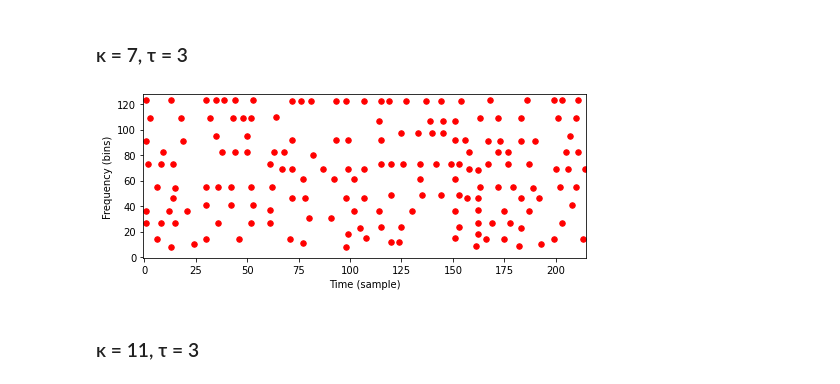
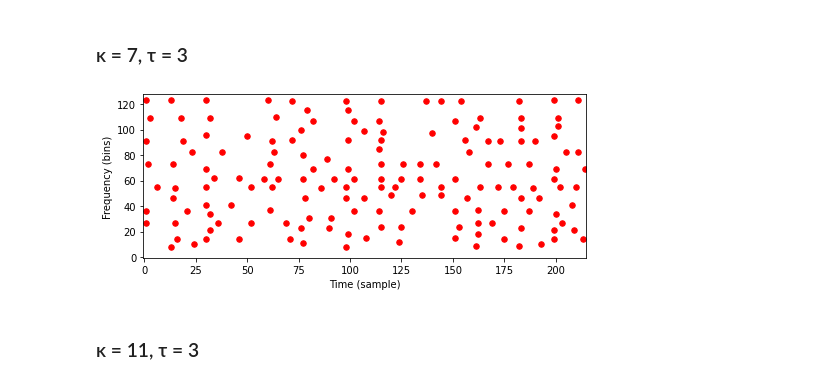
Before and after one commit to Konstiu/Music-Information-Retrieval, a Jupyter notebook: MS2.1.ipynb, the cells around one changed output. Cells and saved outputs as stored; diff of their text form; code cells hidden in the pictures.

```diff
--- a/MS2.1.ipynb
+++ b/MS2.1.ipynb
@@ -179,13 +179,26 @@ def load_filenames(directory):
 ### Compute constellation maps for filenames
 This function takes a list of filenames of tracks/queries and computes the constellation map for each
 # %%
+from concurrent.futures import ThreadPoolExecutor
+
+def compute_constellation_map_single(args):
+    """Compute the constellation map for a single file."""
+    filename, dist_freq, dist_time = args
+    spectrogram = compute_spectrogram(filename)  # Perform I/O and computation
+    constellation_map = compute_constellation_map(spectrogram, dist_freq, dist_time)
+    return filename, constellation_map
+
 def compute_constellation_maps(filenames, dist_freq, dist_time):
-    Cmaps = {}
-    for filename in filenames:
-        spectrogram = compute_spectrogram(filename)
-        constellation_map = compute_constellation_map(spectrogram, dist_freq, dist_time)
-        Cmaps[filename] = constellation_map
+    """Compute constellation maps using multithreading."""
+    # Prepare arguments for each file
+    args = [(filename, dist_freq, dist_time) for filename in filenames]
 
+    # Use ThreadPoolExecutor for multithreading
+    with ThreadPoolExecutor() as executor:
+        results = executor.map(compute_constellation_map_single, args)
+
+    # Convert results to a dictionary
+    Cmaps = dict(results)
     return Cmaps
 # %% [markdown]
 # Creating the constellation maps for the database
@@ -240,11 +253,11 @@ queries = load_filenames('queries')
 # %% [markdown]
 ### κ = 7, τ = 3
 # %%
-query_cmaps_7_3 = compute_constellation_maps(queries, 7, 3)
+query_cmaps_7_3 = compute_constellation_maps(queries, 5, 5)
 
 fig, ax, im = plot_constellation_map(query_cmaps_7_3['queries/810.mp3'], color='r', s=30)
 # %% [output]
-[figure, old version]
+[figure, new version]
 # %% [markdown]
 ### κ = 11, τ = 3
 # %%
```
Also changed, not shown: parts of 5 cells of this notebook.
